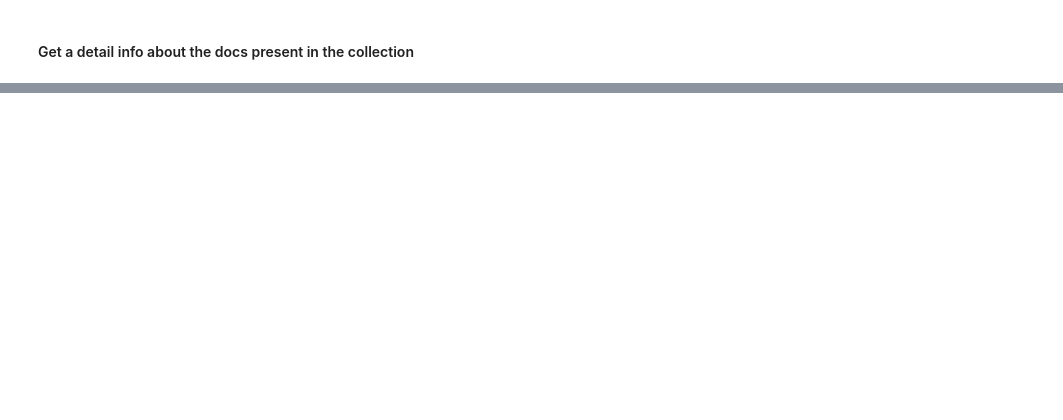
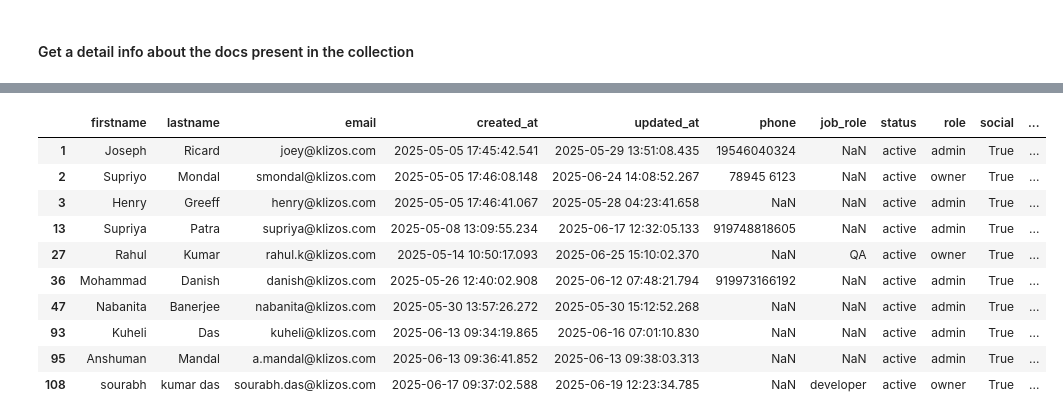
Before and after one commit to PadmaDey/talentsync, a Jupyter notebook: app/eda/df_query/users.ipynb, the cells around one changed output, grey strips where cells are left out. Cells and saved outputs as stored; diff of their text form; code cells hidden in the pictures; blank space fills up the shorter version.

```diff
--- a/app/eda/df_query/users.ipynb
+++ b/app/eda/df_query/users.ipynb
@@ -50,0 +54,3 @@ memory usage: 32.1+ KB
+# %%
+df_extracted = df[['firstname', 'lastname', 'email', 'created_at', 'updated_at', 'phone', 'job_role', 'status', 'role', 'social', 'account_state', 'auth_methods', 'social_mode']]
+df_extracted.head()
@@ -50,0 +138,6 @@ memory usage: 32.1+ KB
+# %%
+df_extracted['email_domain'] = df_extracted['email'].str.extract(r'@([\w\.-]+)$')
+
+domain_counts = df_extracted['email_domain'].value_counts()
+
+print(domain_counts)
@@ -50,0 +153,3 @@ memory usage: 32.1+ KB
+# %%
+df_extracted['email_domain'] = df_extracted['email'].str.extract(r'@([\w\.-]+)$')
+df_extracted.head()
@@ -50,0 +193,9 @@ memory usage: 32.1+ KB
+# %%
+import ast
+
+df_extracted['auth_methods_count'] = df_extracted['auth_methods'].apply(
+    lambda x: len(ast.literal_eval(x)) if isinstance(x, str) else (len(x) if isinstance(x, list) else 0)
+)
+
+
+df_extracted[['auth_methods','auth_methods_count']].head()
@@ -50,0 +214,14 @@ memory usage: 32.1+ KB
+# %%
+df_extracted[df_extracted['auth_methods_count'] > 1]
+# %% [output]
+|  | firstname | lastname | email | created_at | updated_at | phone | job_role | status | role | social | ... |
+| 1 | Joseph | Ricard | joey@klizos.com | 2025-05-05 17:45:42.541 | 2025-05-29 13:51:08.435 | 19546040324 | NaN | active | admin | True | ... |
+| 2 | Supriyo | Mondal | smondal@klizos.com | 2025-05-05 17:46:08.148 | 2025-06-24 14:08:52.267 | 78945 6123 | NaN | active | owner | True | ... |
+| 3 | Henry | Greeff | henry@klizos.com | 2025-05-05 17:46:41.067 | 2025-05-28 04:23:41.658 | NaN | NaN | active | admin | True | ... |
+| 13 | Supriya | Patra | supriya@klizos.com | 2025-05-08 13:09:55.234 | 2025-06-17 12:32:05.133 | 919748818605 | NaN | active | admin | True | ... |
+| 27 | Rahul | Kumar | rahul.k@klizos.com | 2025-05-14 10:50:17.093 | 2025-06-25 15:10:02.370 | NaN | QA | active | owner | True | ... |
+| 36 | Mohammad | Danish | danish@klizos.com | 2025-05-26 12:40:02.908 | 2025-06-12 07:48:21.794 | 919973166192 | NaN | active | admin | True | ... |
+| 47 | Nabanita | Banerjee | nabanita@klizos.com | 2025-05-30 13:57:26.272 | 2025-05-30 15:12:52.268 | NaN | NaN | active | admin | True | ... |
+| 93 | Kuheli | Das | kuheli@klizos.com | 2025-06-13 09:34:19.865 | 2025-06-16 07:01:10.830 | NaN | NaN | active | admin | True | ... |
+| 95 | Anshuman | Mandal | a.mandal@klizos.com | 2025-06-13 09:36:41.852 | 2025-06-13 09:38:03.313 | NaN | NaN | active | admin | True | ... |
+| 108 | sourabh | kumar das | sourabh.das@klizos.com | 2025-06-17 09:37:02.588 | 2025-06-19 12:23:34.785 | NaN | developer | active | owner | True | ... |
```
Also changed, not shown: parts of 30 cells of this notebook, 1 other file.
